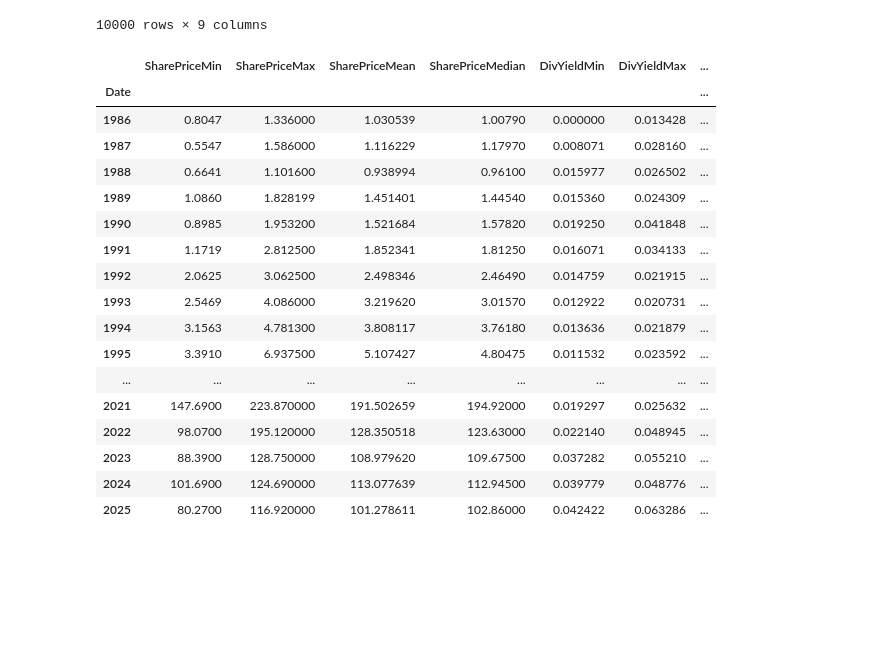
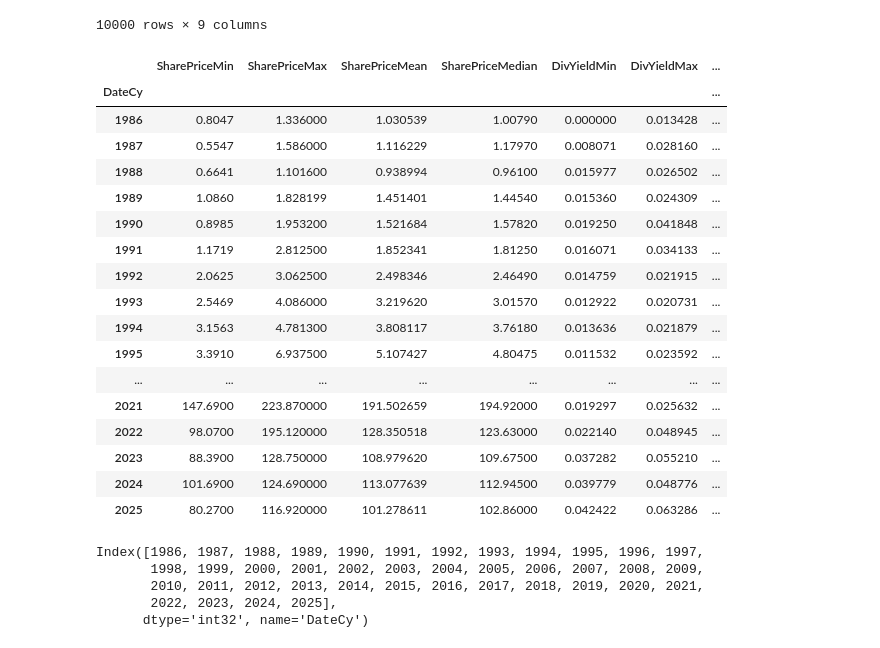
Before and after one commit to harveywargo2/hw2fintools, a Jupyter notebook: jupyternb--automation/GF--Wrangler-DivPrice--Solo_Ticker.ipynb, the cells around one changed output. Saved outputs shown, nothing was run; the diff lists cells and outputs as text; code cells hidden in the pictures; blank space fills up the shorter version.

```diff
--- a/jupyternb--automation/GF--Wrangler-DivPrice--Solo_Ticker.ipynb
+++ b/jupyternb--automation/GF--Wrangler-DivPrice--Solo_Ticker.ipynb
@@ -108,21 +132,23 @@ merged_df0
 # %%
 aggr_df0 = merged_df0
 aggr_df0 = aggr_df0.set_index('Date')
 aggr_df1 = aggr_df0.groupby(aggr_df0.index.year).agg(
     SharePriceMin=pd.NamedAgg(column='PricePerShare', aggfunc='min'),
     SharePriceMax=pd.NamedAgg(column='PricePerShare', aggfunc='max'),
     SharePriceMean=pd.NamedAgg(column='PricePerShare', aggfunc='mean'),
     SharePriceMedian=pd.NamedAgg(column='PricePerShare', aggfunc='median'),
     DivYieldMin=pd.NamedAgg(column='FwdDivYield', aggfunc='min'),
     DivYieldMax=pd.NamedAgg(column='FwdDivYield', aggfunc='max'),
     DivYieldMean=pd.NamedAgg(column='FwdDivYield', aggfunc='mean'),
     DivYieldMedian=pd.NamedAgg(column='FwdDivYield', aggfunc='median'),
-    DividendPaidTotalCy=pd.NamedAgg('DivPayDeclared', aggfunc='sum')
+    DivPaidTotal=pd.NamedAgg('DivPayDeclared', aggfunc='sum')
 )
+
+aggr_df1.index.name = 'DateCy'
 aggr_df1
 # %% [output]
 |  | SharePriceMin | SharePriceMax | SharePriceMean | SharePriceMedian | DivYieldMin | DivYieldMax | ... |
-| Date |  |  |  |  |  |  | ... |
+| DateCy |  |  |  |  |  |  | ... |
 | 1986 | 0.8047 | 1.336000 | 1.030539 | 1.00790 | 0.000000 | 0.013428 | ... |
 | 1987 | 0.5547 | 1.586000 | 1.116229 | 1.17970 | 0.008071 | 0.028160 | ... |
 | 1988 | 0.6641 | 1.101600 | 0.938994 | 0.96100 | 0.015977 | 0.026502 | ... |
@@ -143,3 +169,11 @@ aggr_df1
 merged_df0.to_csv(os.path.join(path_ticker, ticker.upper() + '--DivPrice_History--s3v1.csv'))
 # %%
 aggr_df1.to_csv(os.path.join(path_ticker, ticker.upper() + '--Aggregate_Cy_DivPrice_History--s4v1.csv'))
+# %%
+aggr_df1.index
+# %% [output]
+Index([1986, 1987, 1988, 1989, 1990, 1991, 1992, 1993, 1994, 1995, 1996, 1997,
+       1998, 1999, 2000, 2001, 2002, 2003, 2004, 2005, 2006, 2007, 2008, 2009,
+       2010, 2011, 2012, 2013, 2014, 2015, 2016, 2017, 2018, 2019, 2020, 2021,
+       2022, 2023, 2024, 2025],
+      dtype='int32', name='DateCy')
```
Also changed, not shown: parts of 5 cells of this notebook, 2 other files.
